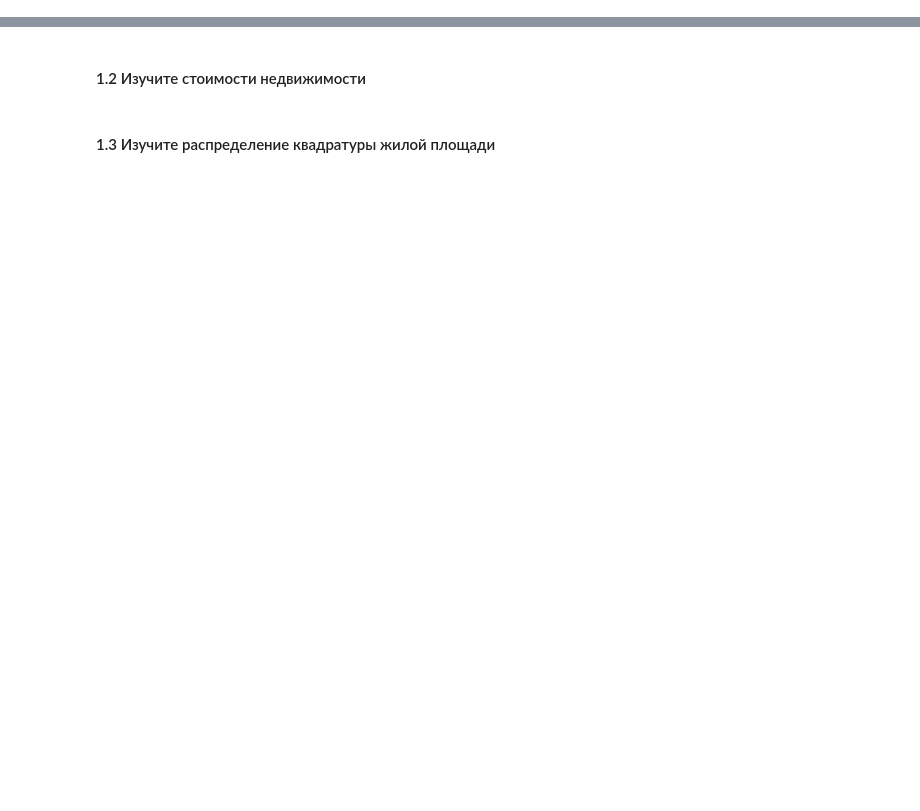
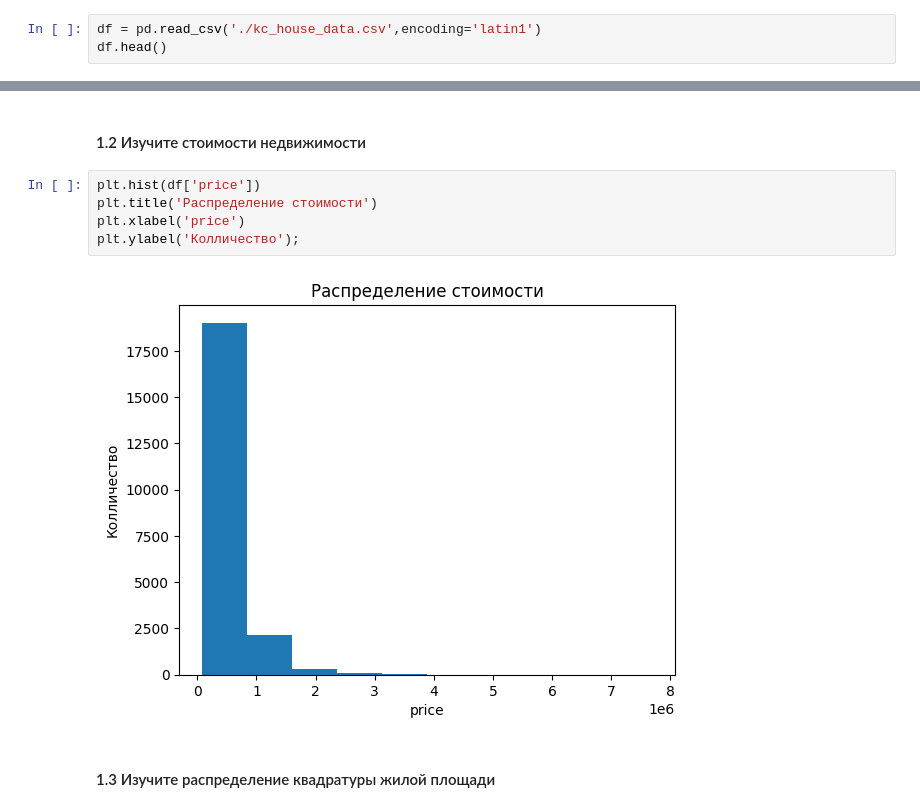
Before and after one commit to erema-andrey/HomerWork1_PyJupyter, a Jupyter notebook: HomeWork4.ipynb, the cells around one changed output, grey strips where cells are left out. Drawn from its saved outputs; the diff is of its cells as text; blank space fills up the shorter version.

```diff
--- a/HomeWork4.ipynb
+++ b/HomeWork4.ipynb
@@ -7,3 +16,6 @@
 - Назовите график
 - Сделайте именование оси x и оси y
 - Сделайте выводы
+# %%
+df = pd.read_csv('./kc_house_data.csv',encoding='latin1')
+df.head()
@@ -10,4 +30,11 @@
 # %% [markdown]
 #### 1.2 Изучите стоимости недвижимости
+# %%
+plt.hist(df['price'])
+plt.title('Распределение стоимости')
+plt.xlabel('price')
+plt.ylabel('Колличество');
+# %% [output]
+[figure, added]
 # %% [markdown]
 #### 1.3 Изучите распределение квадратуры жилой площади
```
Also changed, not shown: parts of 18 cells of this notebook.
